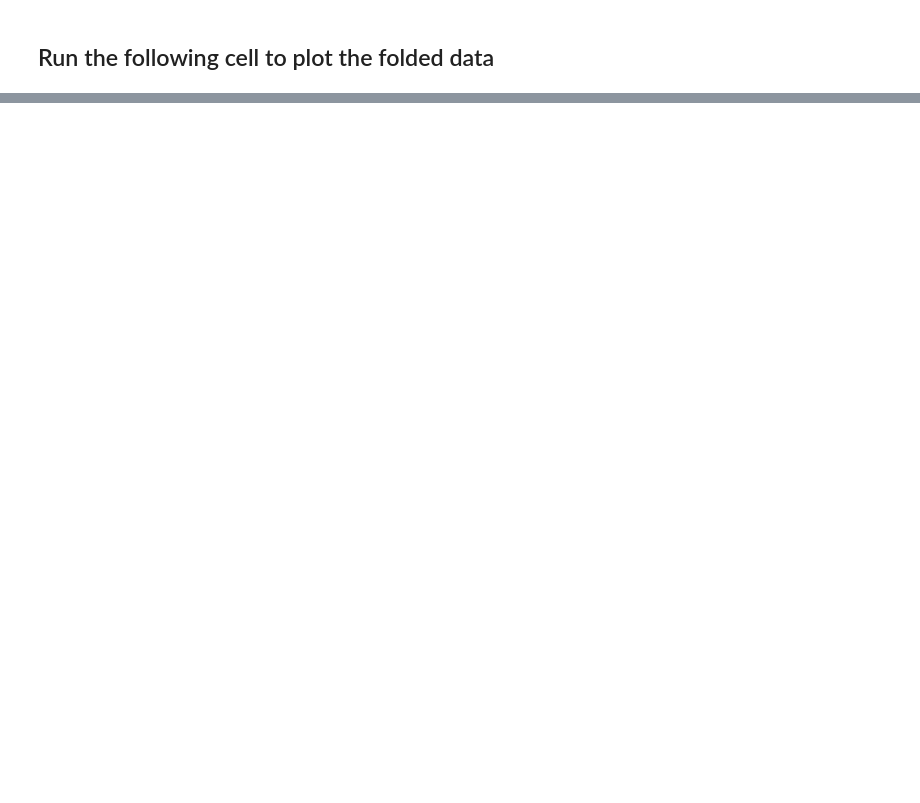
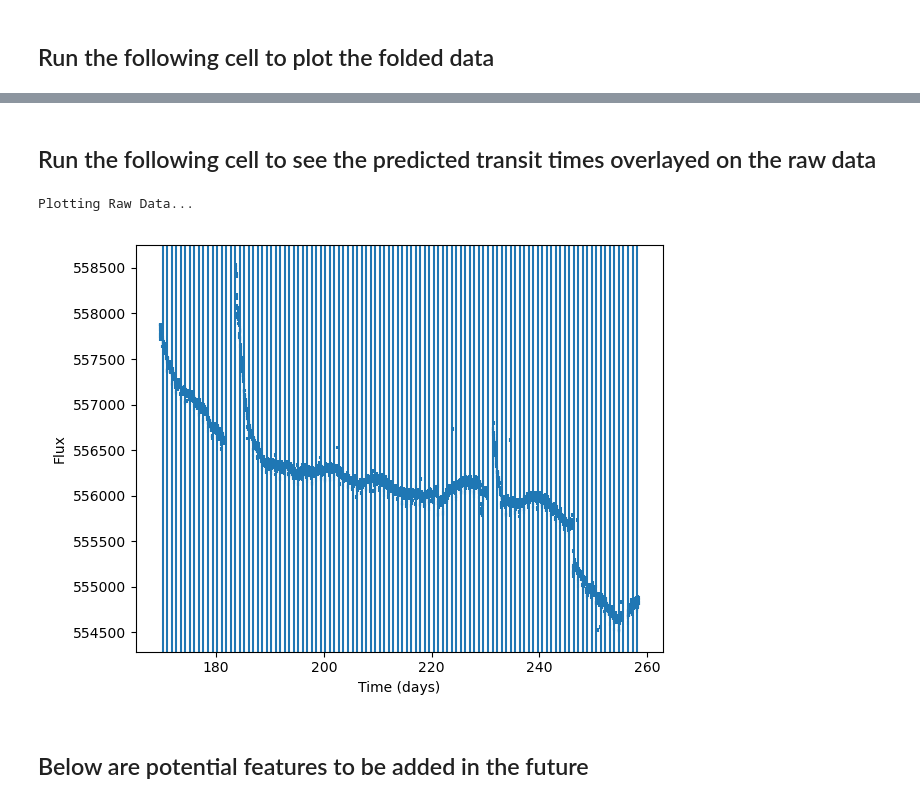
Before and after one commit to dcc5480/ASTRO-497-Exoplanet-Project, a Jupyter notebook: dashboard.ipynb, the cells around one changed output, grey strips where cells are left out. Saved outputs shown, nothing was run; the diff lists cells and outputs as text; code cells hidden in the pictures; blank space fills up the shorter version.

```diff
--- a/dashboard.ipynb
+++ b/dashboard.ipynb
@@ -193,0 +281,19 @@ Plotting Folded Data...
+# %% [markdown]
+## Run the following cell to see the predicted transit times overlayed on the raw data
+# %%
+#Plotting raw data
+print("Plotting Raw Data...")
+plt.close(1)
+plt.figure(1)
+plt.errorbar(time,flux,err,fmt=',')
+for i in stats['transit_times']:
+    plt.axvline(i)
+plt.xlabel("Time (days)")
+plt.ylabel("Flux")
+plt.tight_layout()
+plt.show()
+# %% [output]
+Plotting Raw Data...
+[figure, added]
+# %% [markdown]
+## Below are potential features to be added in the future
```
Also changed, not shown: parts of 17 cells of this notebook.
